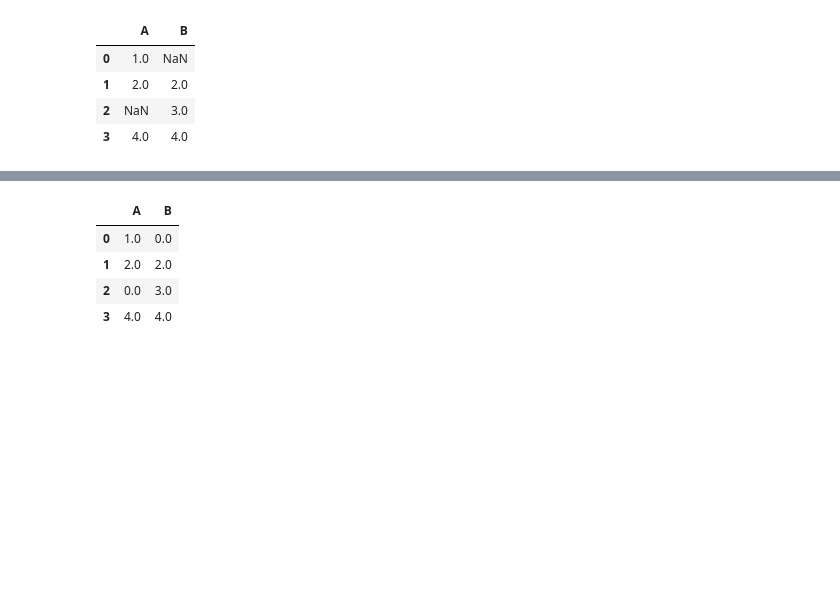
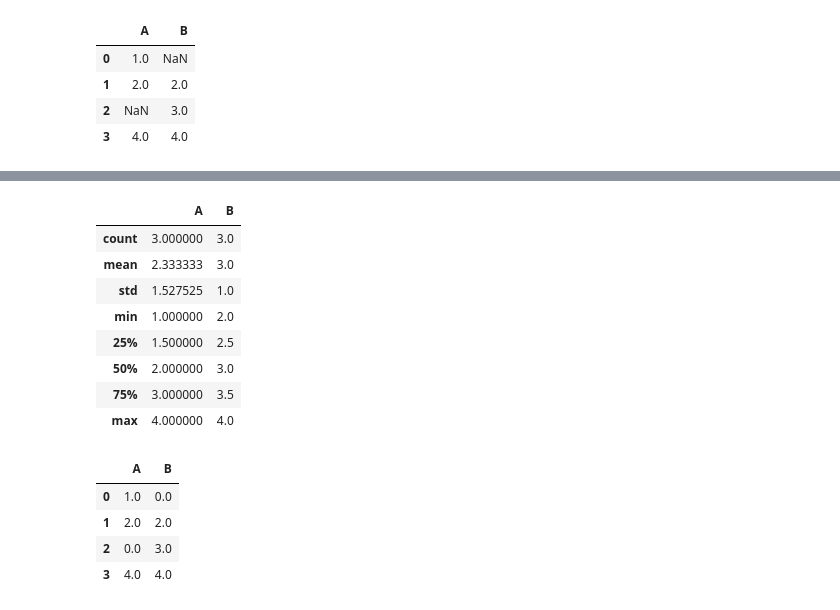
Before and after one commit to wdmompo/Curso-Py, a Jupyter notebook: Análisis y visualizacAnálisis y visualización de datos con Pythonión de datos con Python/02_Tratamiento_y_Manipulacion/Intro_Modulo2.ipynb, the cells around one changed output, grey strips where cells are left out. Drawn from its saved outputs; the diff is of its cells as text; code cells hidden in the pictures; blank space fills up the shorter version.

```diff
--- a/Análisis y visualizacAnálisis y visualización de datos con Pythonión de datos con Python/02_Tratamiento_y_Manipulacion/Intro_Modulo2.ipynb
+++ b/Análisis y visualizacAnálisis y visualización de datos con Pythonión de datos con Python/02_Tratamiento_y_Manipulacion/Intro_Modulo2.ipynb
@@ -327,3 +389,15 @@ display(df)
+# %%
+df.describe()
+# %% [output]
+|  | A | B |
+| count | 3.000000 | 3.0 |
+| mean | 2.333333 | 3.0 |
+| std | 1.527525 | 1.0 |
+| min | 1.000000 | 2.0 |
+| 25% | 1.500000 | 2.5 |
+| 50% | 2.000000 | 3.0 |
+| 75% | 3.000000 | 3.5 |
+| max | 4.000000 | 4.0 |
 # %%
 # Rellenar valores faltantes con un valor fijo
 df_fill = df.fillna(0)
```
Also changed, not shown: parts of 10 cells of this notebook, 2 other files.
